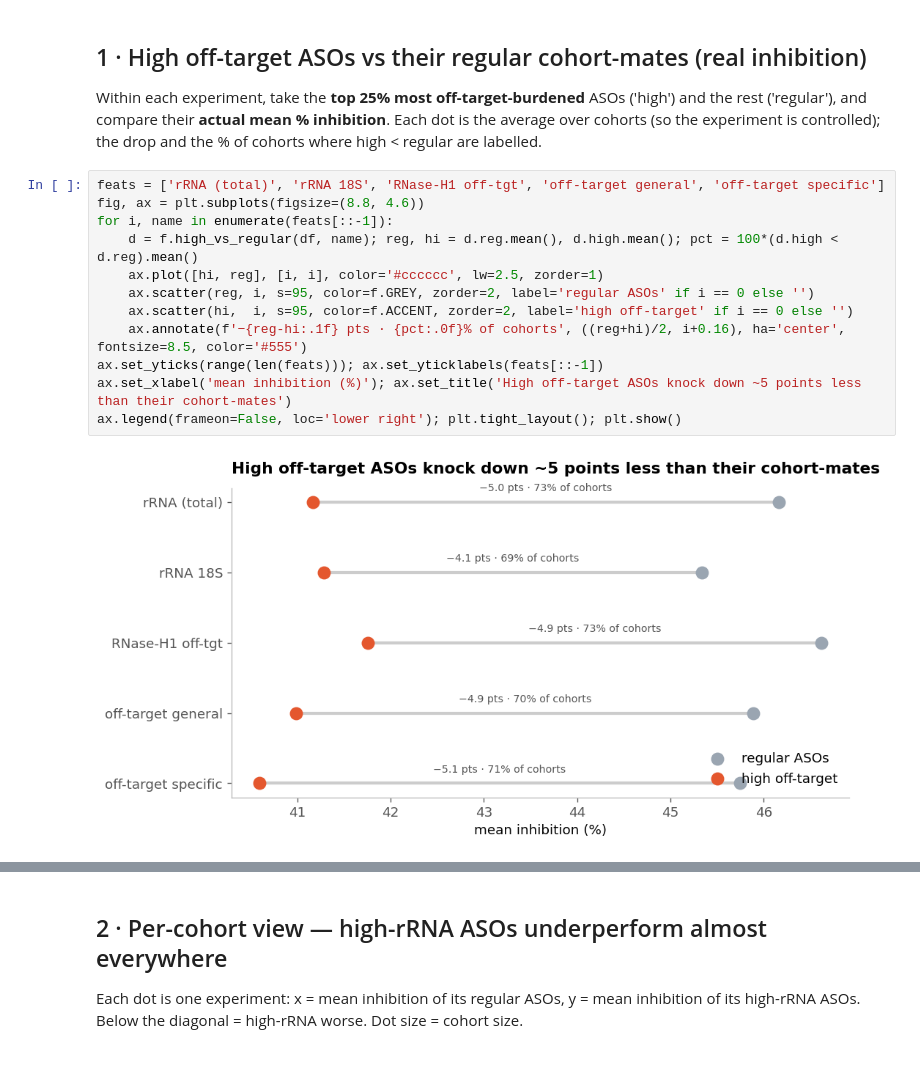
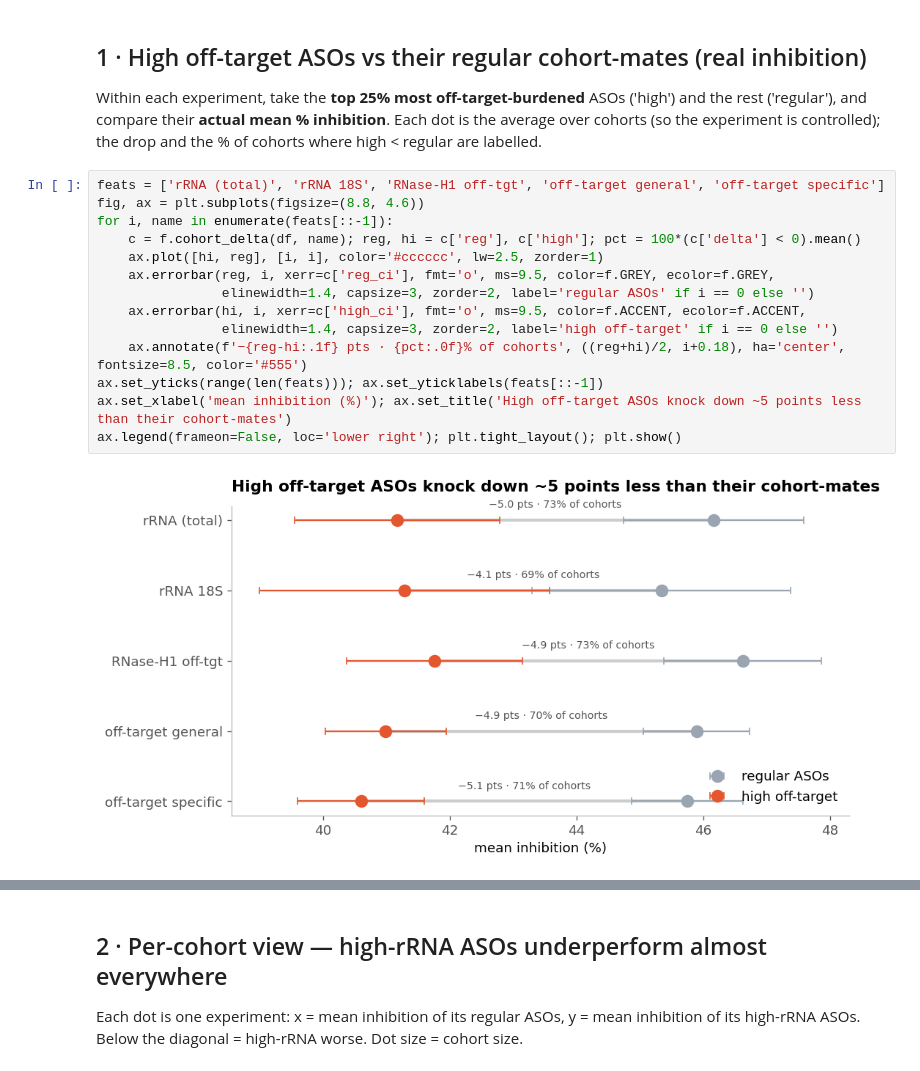
Before and after one commit to RedPenguin100/TAUSO, a Jupyter notebook: notebooks/graphs/raw_features/offtarget_rrna.ipynb, the cells around one changed output, grey strips where cells are left out. Drawn from its saved outputs; the diff is of its cells as text.

```diff
--- a/notebooks/graphs/raw_features/offtarget_rrna.ipynb
+++ b/notebooks/graphs/raw_features/offtarget_rrna.ipynb
@@ -25,14 +25,16 @@ Within each experiment, take the **top 25% most off-target-burdened** ASOs ('hig
 # %%
 feats = ['rRNA (total)', 'rRNA 18S', 'RNase-H1 off-tgt', 'off-target general', 'off-target specific']
 fig, ax = plt.subplots(figsize=(8.8, 4.6))
 for i, name in enumerate(feats[::-1]):
-    d = f.high_vs_regular(df, name); reg, hi = d.reg.mean(), d.high.mean(); pct = 100*(d.high < d.reg).mean()
+    c = f.cohort_delta(df, name); reg, hi = c['reg'], c['high']; pct = 100*(c['delta'] < 0).mean()
     ax.plot([hi, reg], [i, i], color='#cccccc', lw=2.5, zorder=1)
-    ax.scatter(reg, i, s=95, color=f.GREY, zorder=2, label='regular ASOs' if i == 0 else '')
-    ax.scatter(hi,  i, s=95, color=f.ACCENT, zorder=2, label='high off-target' if i == 0 else '')
-    ax.annotate(f'−{reg-hi:.1f} pts · {pct:.0f}% of cohorts', ((reg+hi)/2, i+0.16), ha='center', fontsize=8.5, color='#555')
+    ax.errorbar(reg, i, xerr=c['reg_ci'], fmt='o', ms=9.5, color=f.GREY, ecolor=f.GREY,
+                elinewidth=1.4, capsize=3, zorder=2, label='regular ASOs' if i == 0 else '')
+    ax.errorbar(hi, i, xerr=c['high_ci'], fmt='o', ms=9.5, color=f.ACCENT, ecolor=f.ACCENT,
+                elinewidth=1.4, capsize=3, zorder=2, label='high off-target' if i == 0 else '')
+    ax.annotate(f'−{reg-hi:.1f} pts · {pct:.0f}% of cohorts', ((reg+hi)/2, i+0.18), ha='center', fontsize=8.5, color='#555')
 ax.set_yticks(range(len(feats))); ax.set_yticklabels(feats[::-1])
 ax.set_xlabel('mean inhibition (%)'); ax.set_title('High off-target ASOs knock down ~5 points less than their cohort-mates')
 ax.legend(frameon=False, loc='lower right'); plt.tight_layout(); plt.show()
 # %% [output]
-[figure, old version]
+[figure, new version]
```
Also changed, not shown: parts of 4 cells of this notebook, 1 other file.
